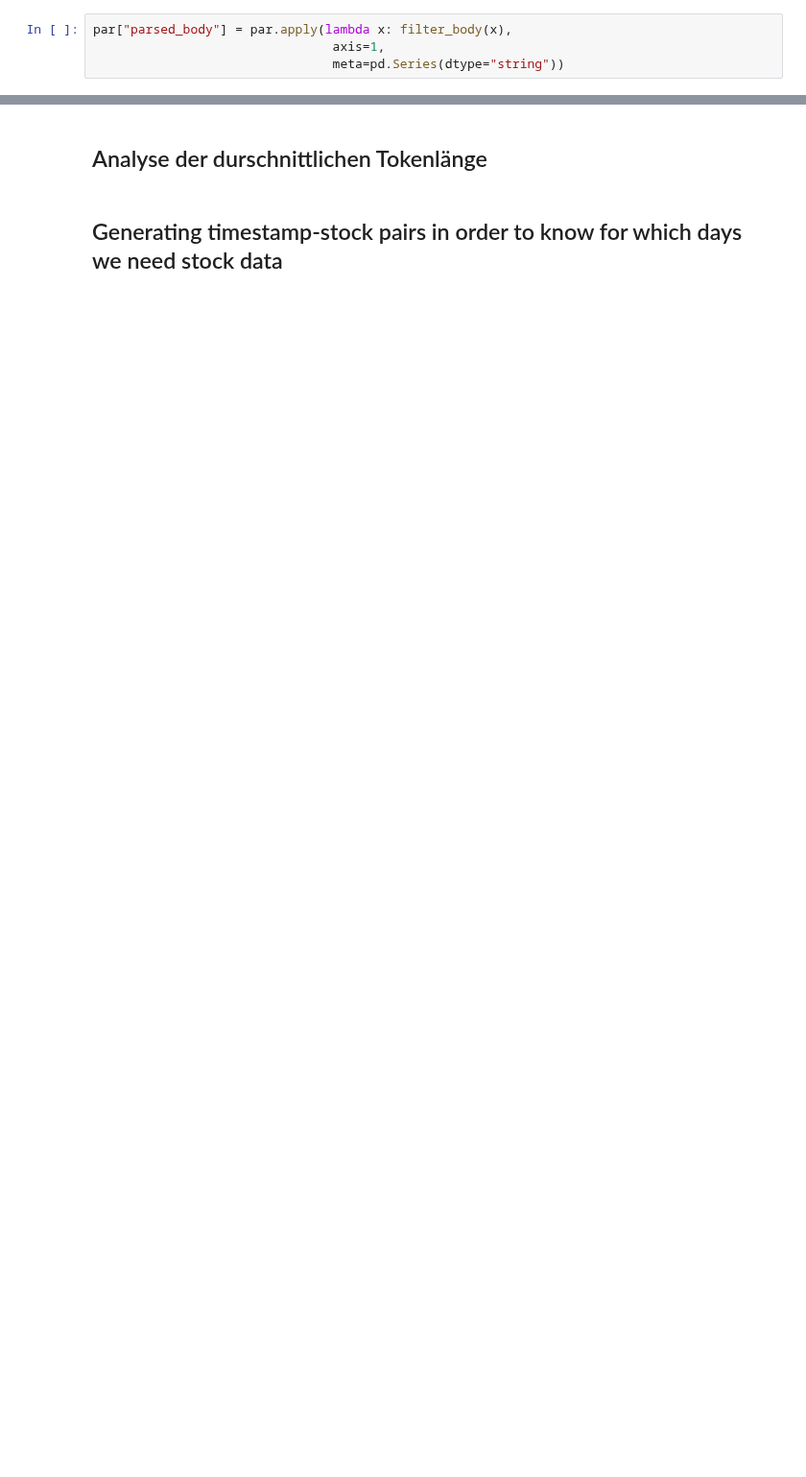
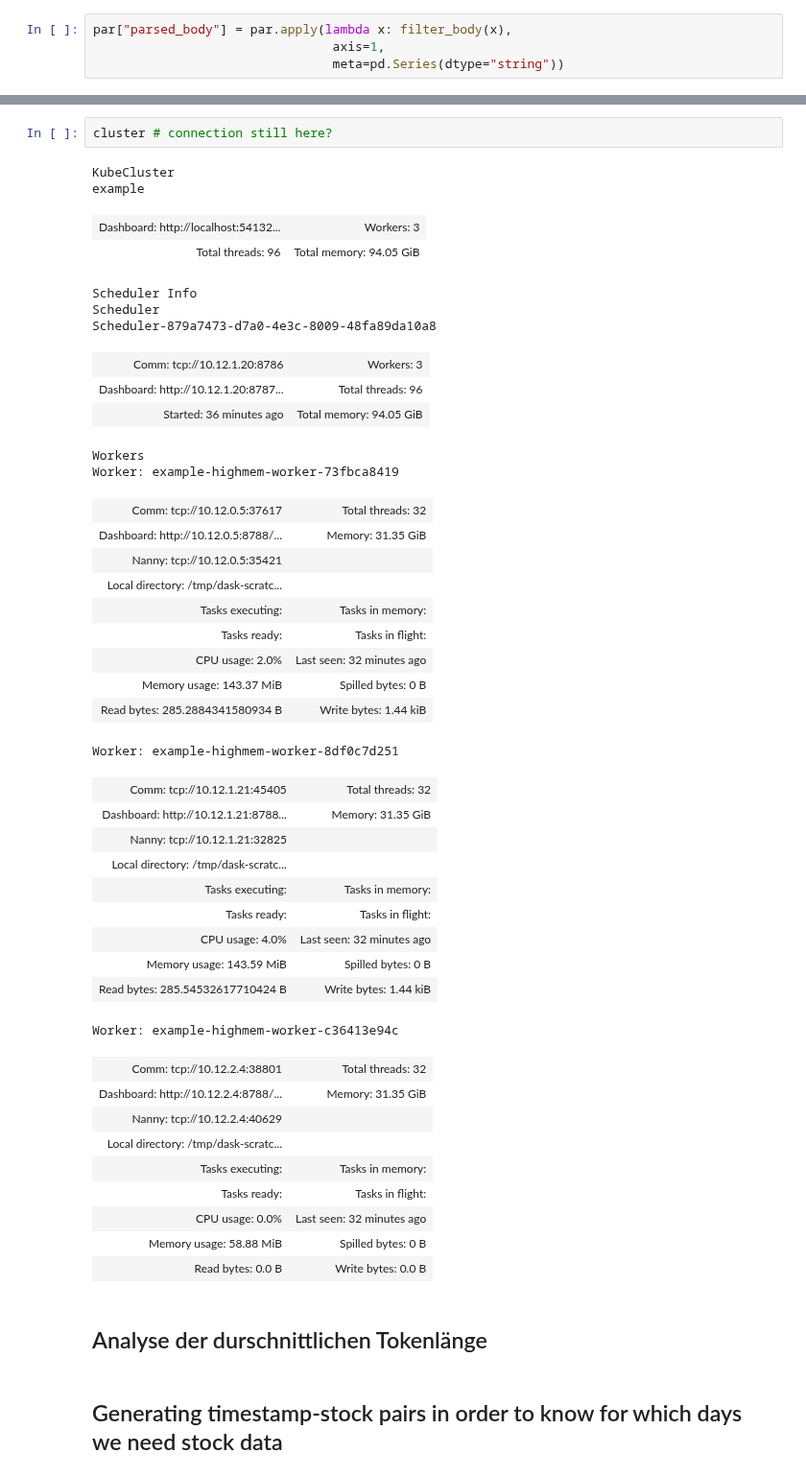
Before and after one commit to adrianbeer/LLM-News-Trading, a Jupyter notebook: src/benzing_news_parser.ipynb, the cells around one changed output, grey strips where cells are left out. Shown at 96% size. Drawn from its saved outputs; the diff is of its cells as text; blank space fills up the shorter version.

```diff
--- a/src/benzing_news_parser.ipynb
+++ b/src/benzing_news_parser.ipynb
@@ -711,3 +805,47 @@ RuntimeError: No ready pods found
+# %%
+cluster # connection still here?
+# %% [output]
+KubeCluster
+example
+| Dashboard: http://localhost:54132... | Workers: 3 |
+| Total threads: 96 | Total memory: 94.05 GiB |
+Scheduler Info
+Scheduler
+Scheduler-879a7473-d7a0-4e3c-8009-48fa89da10a8
+| Comm: tcp://10.12.1.20:8786 | Workers: 3 |
+| Dashboard: http://10.12.1.20:8787... | Total threads: 96 |
+| Started: 36 minutes ago | Total memory: 94.05 GiB |
+Workers
+Worker: example-highmem-worker-73fbca8419
+| Comm: tcp://10.12.0.5:37617 | Total threads: 32 |
+| Dashboard: http://10.12.0.5:8788/... | Memory: 31.35 GiB |
+| Nanny: tcp://10.12.0.5:35421 |  |
+| Local directory: /tmp/dask-scratc... |  |
+| Tasks executing: | Tasks in memory: |
+| Tasks ready: | Tasks in flight: |
+| CPU usage: 2.0% | Last seen: 32 minutes ago |
+| Memory usage: 143.37 MiB | Spilled bytes: 0 B |
+| Read bytes: 285.2884341580934 B | Write bytes: 1.44 kiB |
+Worker: example-highmem-worker-8df0c7d251
+| Comm: tcp://10.12.1.21:45405 | Total threads: 32 |
+| Dashboard: http://10.12.1.21:8788... | Memory: 31.35 GiB |
+| Nanny: tcp://10.12.1.21:32825 |  |
+| Local directory: /tmp/dask-scratc... |  |
+| Tasks executing: | Tasks in memory: |
+| Tasks ready: | Tasks in flight: |
+| CPU usage: 4.0% | Last seen: 32 minutes ago |
+| Memory usage: 143.59 MiB | Spilled bytes: 0 B |
+| Read bytes: 285.54532617710424 B | Write bytes: 1.44 kiB |
+Worker: example-highmem-worker-c36413e94c
+| Comm: tcp://10.12.2.4:38801 | Total threads: 32 |
+| Dashboard: http://10.12.2.4:8788/... | Memory: 31.35 GiB |
+| Nanny: tcp://10.12.2.4:40629 |  |
+| Local directory: /tmp/dask-scratc... |  |
+| Tasks executing: | Tasks in memory: |
+| Tasks ready: | Tasks in flight: |
+| CPU usage: 0.0% | Last seen: 32 minutes ago |
+| Memory usage: 58.88 MiB | Spilled bytes: 0 B |
+| Read bytes: 0.0 B | Write bytes: 0.0 B |
 # %% [markdown]
 ## Analyse der durschnittlichen Tokenlänge
 # %% [markdown]
```
Also changed, not shown: parts of 12 cells of this notebook, 3 other files.
